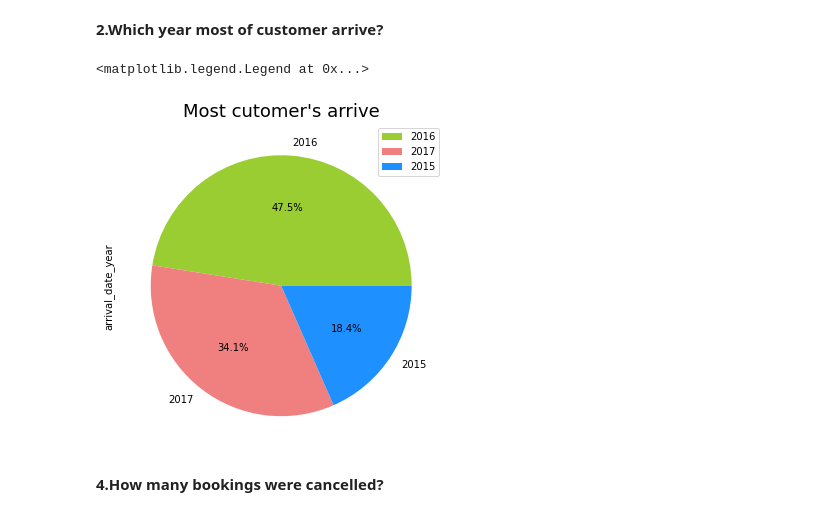
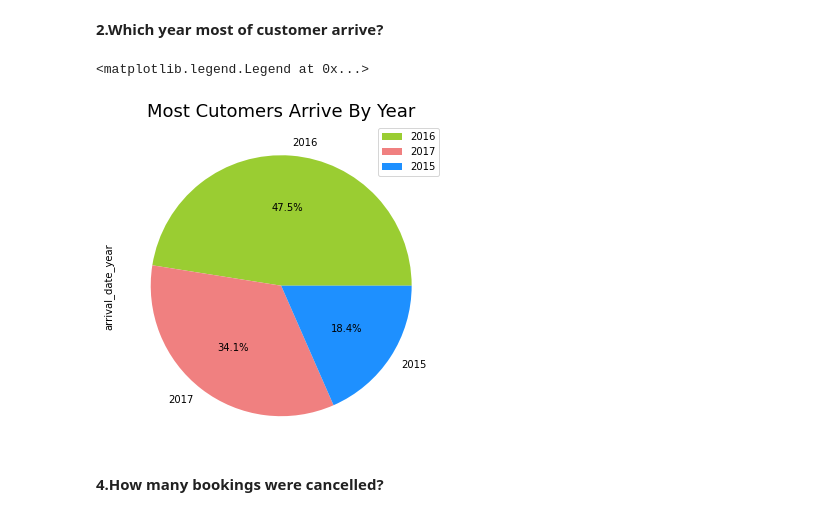
Before and after one commit to SharatKhote/Exploratory-Data-Analysis, a Jupyter notebook: Project_(Hotel_Bookins).ipynb, the cells around one changed output. Saved outputs shown, nothing was run; the diff lists cells and outputs as text; code cells hidden in the pictures.

```diff
--- a/Project_(Hotel_Bookins).ipynb
+++ b/Project_(Hotel_Bookins).ipynb
@@ -101,13 +135,13 @@ plt.show()
 **2.Which year most of customer arrive?**
 # %%
 plt.figure(figsize = (6,6))
-plt.title('''Most cutomer's arrive''', fontsize = 18)
+plt.title('''Most Cutomers Arrive By Year''', fontsize = 18)
 colors = ['yellowgreen','lightcoral','dodgerblue']
 hotel_data['arrival_date_year'].value_counts().plot(kind = 'pie', autopct = '%.1f%%',colors = colors)
 plt.legend()
 # %% [output]
 <matplotlib.legend.Legend at 0x...>
-[figure, old version]
+[figure, new version]
 # %% [markdown]
 **4.How many bookings were cancelled?**
 # %%
```
Also changed, not shown: parts of 24 cells of this notebook.
